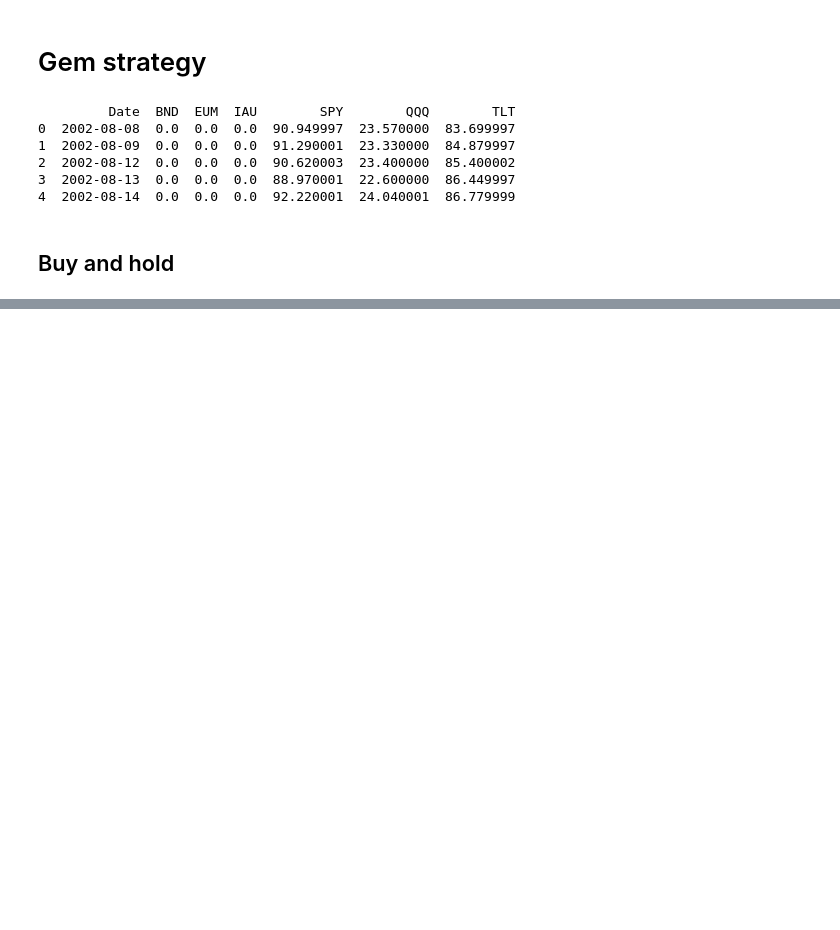
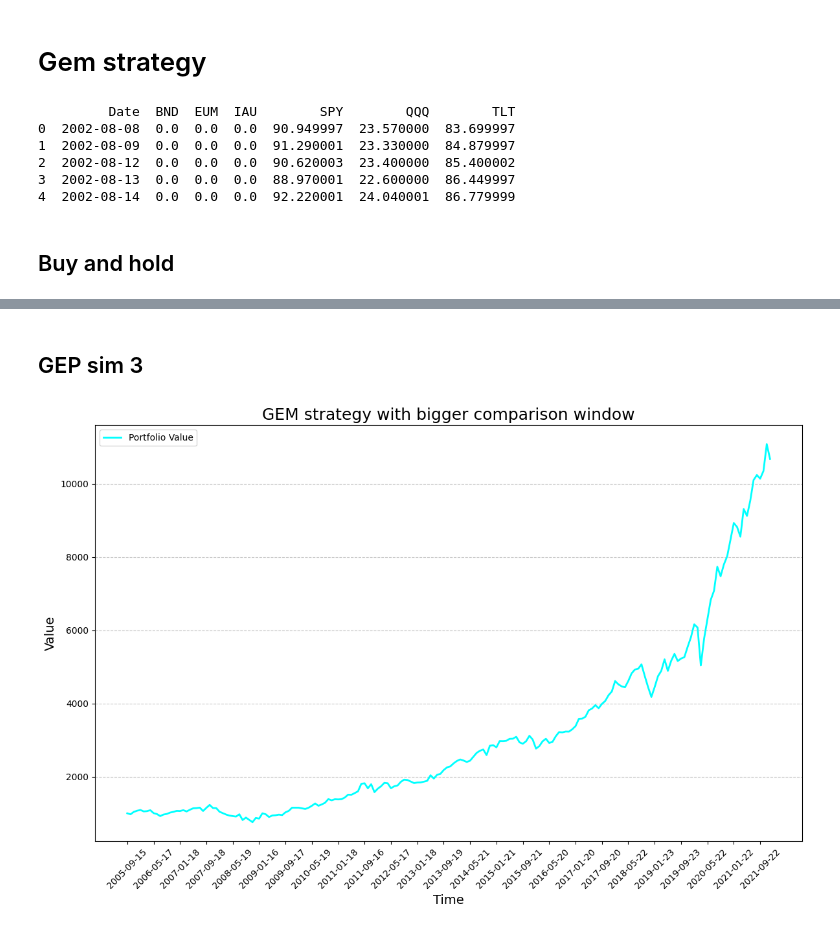
Before and after one commit to Azalurg/stock-market-research, a Jupyter notebook: gem.ipynb, the cells around one changed output, grey strips where cells are left out. Drawn from its saved outputs; the diff is of its cells as text; code cells hidden in the pictures; blank space fills up the shorter version.

```diff
--- a/gem.ipynb
+++ b/gem.ipynb
@@ -58,0 +123,18 @@ plt.show()
+# %% [markdown]
+## GEP sim 3
+# %%
+REBALANCE_PERIOD = 30  # in days
+COMPARISON_TIME_WINDOW = 365 * 3  # in days
+
+# Remove weekends form the simulation
+REBALANCE_PERIOD = int(REBALANCE_PERIOD / 7 * 5)
+COMPARISON_TIME_WINDOW = int(COMPARISON_TIME_WINDOW / 7 * 5)
+
+gem_values_bigger_window, gem_days_bigger_window = gem_sim()
+plot(
+    gem_days_bigger_window,
+    gem_values_bigger_window,
+    "GEM strategy with bigger comparison window",
+)
+# %% [output]
+[figure, added]
```
Also changed, not shown: parts of 7 cells of this notebook.
